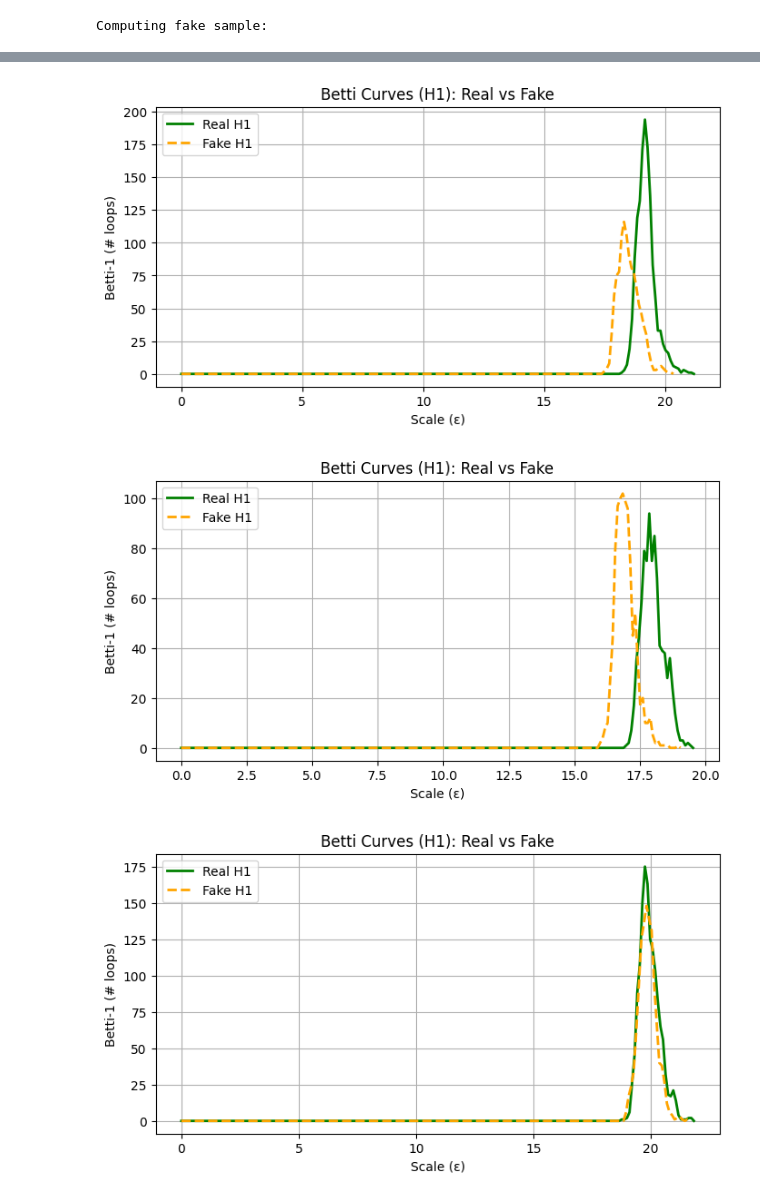
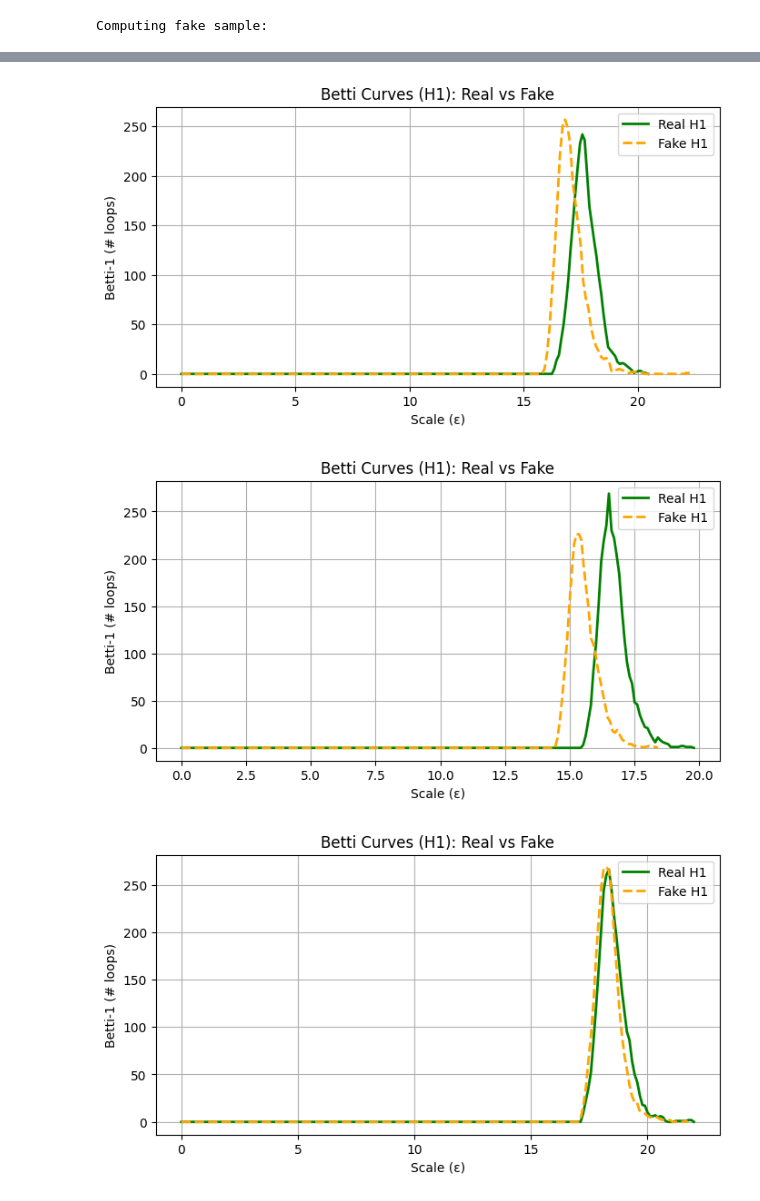
Before and after one commit to skyler-marks/ai-image-detection, a Jupyter notebook: Start.ipynb, the cells around one changed output, grey strips where cells are left out. Saved outputs shown, nothing was run; the diff lists cells and outputs as text; code cells hidden in the pictures.

```diff
--- a/Start.ipynb
+++ b/Start.ipynb
@@ -127,14 +127,14 @@ fake_list = np.array([[item.flatten() for item in cat] for cat in fake_feats_lis
 # %%
 from ripser import ripser
 print("Computing real sample:")
-rip_real = [ripser(proc, do_cocycles=True, maxdim=2, n_perm=300) for proc in real_list]
+rip_real = [ripser(proc, do_cocycles=True, maxdim=2, n_perm=400) for proc in real_list]
 dgms_real = [element['dgms'] for element in rip_real]
 # %% [output]
 Computing real sample:
 # %%
 from ripser import ripser
 print("Computing fake sample:")
-rip_fake = [ripser(proc, do_cocycles=True, maxdim=2, n_perm=300) for proc in fake_list]
+rip_fake = [ripser(proc, do_cocycles=True, maxdim=2, n_perm=400) for proc in fake_list]
 dgms_fake = [element['dgms'] for element in rip_fake]
 # %% [output]
 Computing fake sample:
@@ -203,12 +177,12 @@ def compute_betti_curve(diagrams, dim=0, resolution=200):
     return scales, np.array(betti_vals)
 
 # ✅ Compute for both Real and Fake
-sc_r1_1, br1_1 = compute_betti_curve(dgms_real[0], dim=2)
-sc_f1_1, bf1_1 = compute_betti_curve(dgms_fake[0], dim=2)
-sc_r1_2, br1_2 = compute_betti_curve(dgms_real[1], dim=2)
-sc_f1_2, bf1_2 = compute_betti_curve(dgms_fake[1], dim=2)
-sc_r1_3, br1_3 = compute_betti_curve(dgms_real[2], dim=2)
-sc_f1_3, bf1_3 = compute_betti_curve(dgms_fake[2], dim=2)
+sc_r1_1, br1_1 = compute_betti_curve(dgms_real[0], dim=1)
+sc_f1_1, bf1_1 = compute_betti_curve(dgms_fake[0], dim=1)
+sc_r1_2, br1_2 = compute_betti_curve(dgms_real[1], dim=1)
+sc_f1_2, bf1_2 = compute_betti_curve(dgms_fake[1], dim=1)
+sc_r1_3, br1_3 = compute_betti_curve(dgms_real[2], dim=1)
+sc_f1_3, bf1_3 = compute_betti_curve(dgms_fake[2], dim=1)
 # sc_r2, br2 = compute_betti_curve(dgms_real, dim=2)
 # sc_f2, bf2 = compute_betti_curve(dgms_fake, dim=2)
 
@@ -229,44 +203,70 @@ plt.plot(sc_r1_1, br1_1, lw=2, label="Real H1", color="green")
 plt.plot(sc_f1_1, bf1_1, lw=2, ls="--", label="Fake H1", color="orange")
 plt.xlabel("Scale (ε)")
 plt.ylabel("Betti-1 (# loops)")
 plt.title("Betti Curves (H1): Real vs Fake")
 plt.legend()
 plt.grid(True)
 plt.show()
 
 plt.figure(figsize=(8,4))
 plt.plot(sc_r1_2, br1_2, lw=2, label="Real H1", color="green")
 plt.plot(sc_f1_2, bf1_2, lw=2, ls="--", label="Fake H1", color="orange")
 plt.xlabel("Scale (ε)")
 plt.ylabel("Betti-1 (# loops)")
 plt.title("Betti Curves (H1): Real vs Fake")
 plt.legend()
 plt.grid(True)
 plt.show()
 
 plt.figure(figsize=(8,4))
 plt.plot(sc_r1_3, br1_3, lw=2, label="Real H1", color="green")
 plt.plot(sc_f1_3, bf1_3, lw=2, ls="--", label="Fake H1", color="orange")
 plt.xlabel("Scale (ε)")
 plt.ylabel("Betti-1 (# loops)")
 plt.title("Betti Curves (H1): Real vs Fake")
 plt.legend()
 plt.grid(True)
 plt.show()
 
+
+sc_r1_1, br1_1 = compute_betti_curve(dgms_real[0], dim=2)
+sc_f1_1, bf1_1 = compute_betti_curve(dgms_fake[0], dim=2)
+sc_r1_2, br1_2 = compute_betti_curve(dgms_real[1], dim=2)
+sc_f1_2, bf1_2 = compute_betti_curve(dgms_fake[1], dim=2)
+sc_r1_3, br1_3 = compute_betti_curve(dgms_real[2], dim=2)
+sc_f1_3, bf1_3 = compute_betti_curve(dgms_fake[2], dim=2)
 # ✅ Plot H2 (Loops)
-# plt.figure(figsize=(8,4))
-# plt.plot(sc_r2, br2, lw=2, label="Real H2", color="green")
-# plt.plot(sc_f2, bf2, lw=2, ls="--", label="Fake H2", color="orange")
-# plt.xlabel("Scale (ε)")
-# plt.ylabel("Betti-2 (# loops)")
-# plt.title("Betti Curves (H2): Real vs Fake")
-# plt.legend()
-# plt.grid(True)
-# plt.show()
-#
-#
+
+plt.figure(figsize=(8,4))
+plt.plot(sc_r1_1, br1_1, lw=2, label="Real H2", color="green")
+plt.plot(sc_f1_1, bf1_1, lw=2, ls="--", label="Fake H2", color="orange")
+plt.xlabel("Scale (ε)")
+plt.ylabel("Betti-1 (# loops)")
+plt.title("Betti Curves (H2): Real vs Fake")
+plt.legend()
+plt.grid(True)
+plt.show()
+
+plt.figure(figsize=(8,4))
+plt.plot(sc_r1_2, br1_2, lw=2, label="Real H2", color="green")
+plt.plot(sc_f1_2, bf1_2, lw=2, ls="--", label="Fake H2", color="orange")
+plt.xlabel("Scale (ε)")
+plt.ylabel("Betti-1 (# loops)")
+plt.title("Betti Curves (H2): Real vs Fake")
+plt.legend()
+plt.grid(True)
+plt.show()
+
+plt.figure(figsize=(8,4))
+plt.plot(sc_r1_3, br1_3, lw=2, label="Real H2", color="green")
+plt.plot(sc_f1_3, bf1_3, lw=2, ls="--", label="Fake H2", color="orange")
+plt.xlabel("Scale (ε)")
+plt.ylabel("Betti-1 (# loops)")
+plt.title("Betti Curves (H2): Real vs Fake")
+plt.legend()
+plt.grid(True)
+plt.show()
 # %% [output]
-[figure, old version]
+[figure, new version]
-[figure, old version]
+[figure, new version]
-[figure, old version]
+[figure, new version]
```
Also changed, not shown: parts of 5 cells of this notebook.
